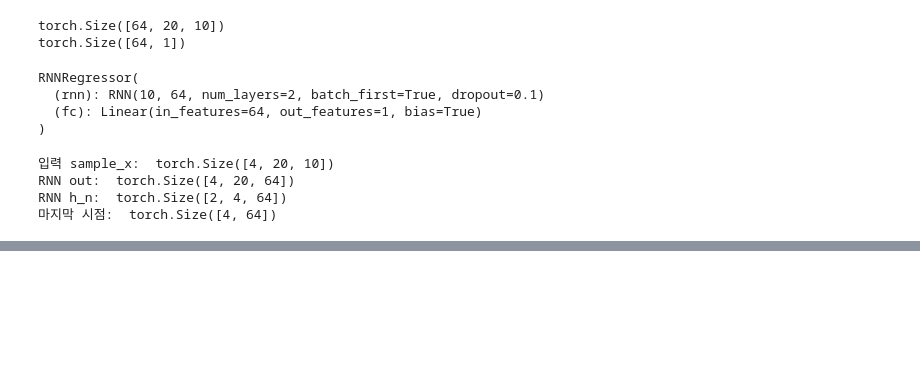
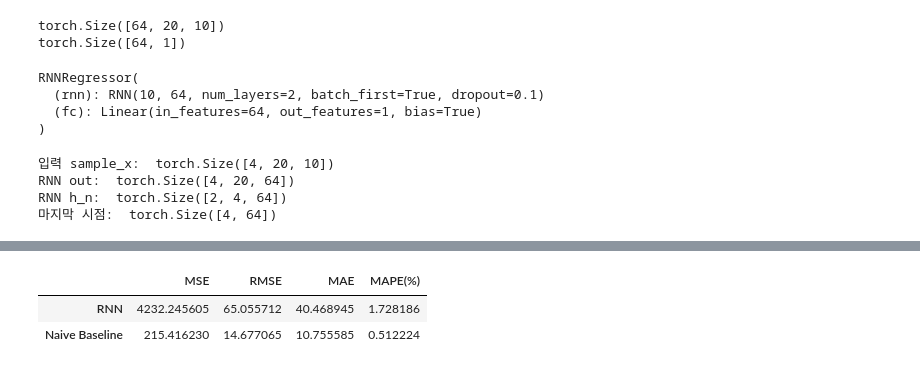
Before and after one commit to kjalh/12_NLP, a Jupyter notebook: 02_RNN.ipynb, the cells around one changed output, grey strips where cells are left out. Saved outputs shown, nothing was run; the diff lists cells and outputs as text; code cells hidden in the pictures; blank space fills up the shorter version.

```diff
--- a/02_RNN.ipynb
+++ b/02_RNN.ipynb
@@ -624,0 +628,18 @@ print("실제값 앞 5개: ", np.round(true_close[:5], 2))
+# %%
+def regression_metrics(y_true, y_pred):
+    mse = mean_squared_error(y_true, y_pred)
+    rmse = np.sqrt(mse)
+    mae = mean_absolute_error(y_true, y_pred)
+    mape = np.mean(np.abs((y_true - y_pred) / y_true)) * 100
+
+    return {
+        "MSE": mse,
+        "RMSE": rmse,
+        "MAE": mae,
+        "MAPE(%)": mape
+    }
+# %%
+rnn_metrics =  regression_metrics(true_close, pred_close)
+
+for name, value in rnn_metrics.items():
+    print(f"{name}: {value:.4f}")
@@ -624,0 +661,14 @@ print("실제값 앞 5개: ", np.round(true_close[:5], 2))
+# %%
+current_close = data.loc[idx_test, "Close"].to_numpy()
+# current_close
+
+# Naive_pred 예측: 내일 종가 = 오늘 종가
+naive_pred = current_close.copy()
+naive_metrics = regression_metrics(true_close, naive_pred)
+
+comparison = pd.DataFrame([rnn_metrics, naive_metrics], index=["RNN", "Naive Baseline"])
+comparison
+# %% [output]
+|  | MSE | RMSE | MAE | MAPE(%) |
+| RNN | 4232.245605 | 65.055712 | 40.468945 | 1.728186 |
+| Naive Baseline | 215.416230 | 14.677065 | 10.755585 | 0.512224 |
```
Also changed, not shown: parts of 17 cells of this notebook.
